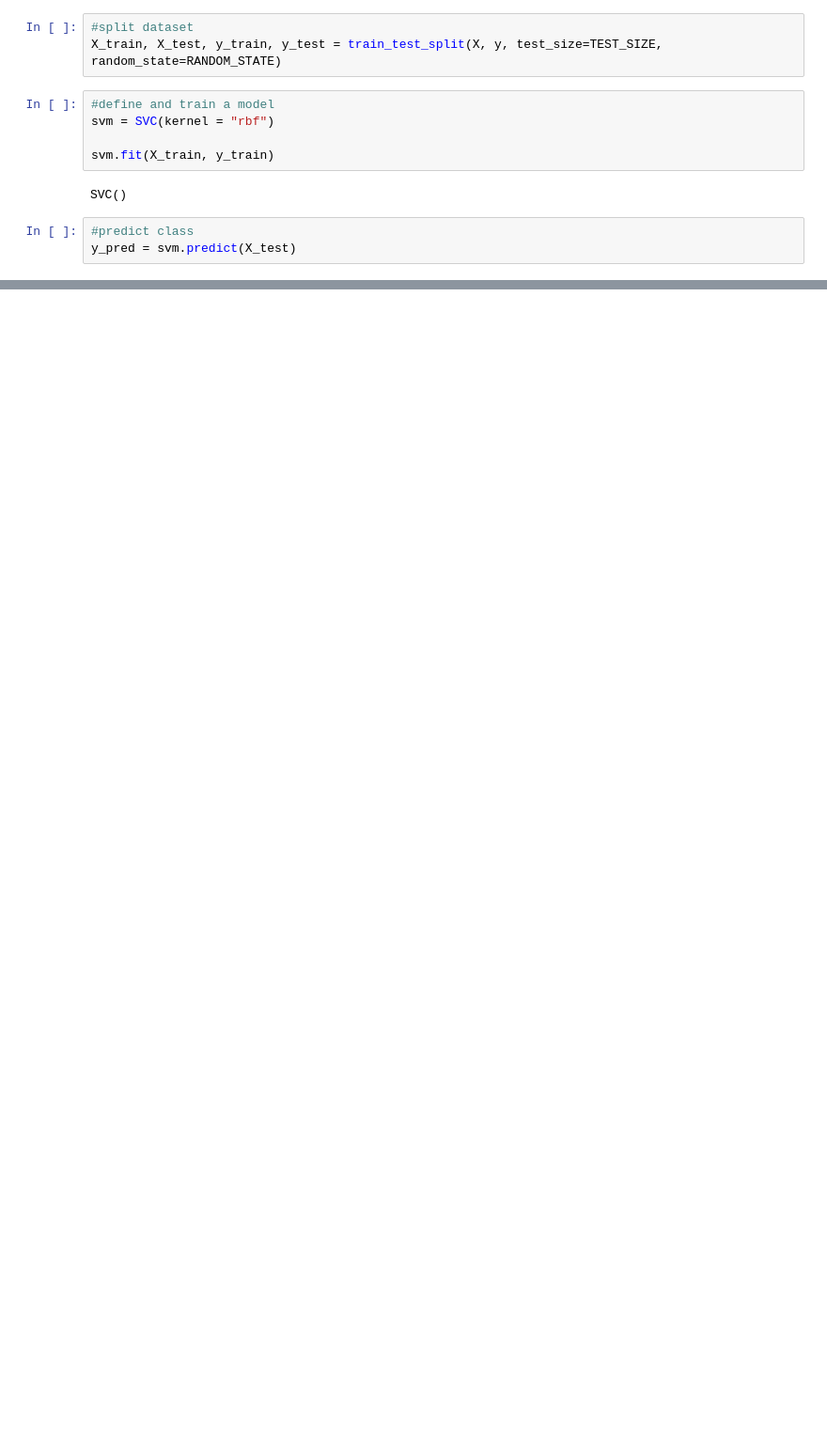
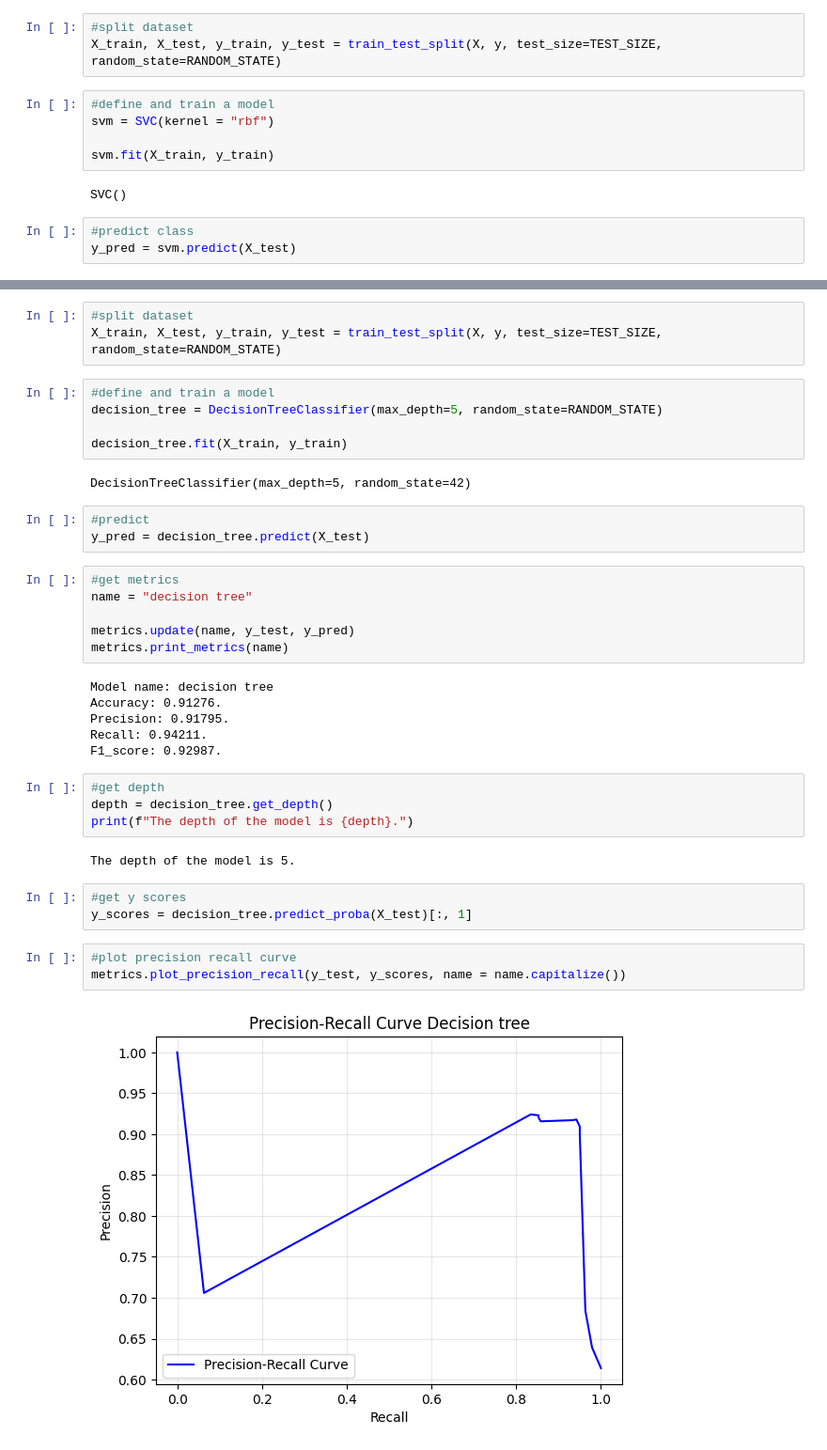
Before and after one commit to alex-bolshunov/Plant-Disease-Detection, a Jupyter notebook: plant_disease_modeling.ipynb, the cells around one changed output, grey strips where cells are left out. Shown at 94% size. Cells and saved outputs as stored; diff of their text form; blank space fills up the shorter version.

```diff
--- a/plant_disease_modeling.ipynb
+++ b/plant_disease_modeling.ipynb
@@ -82,0 +159,39 @@ plt.show();
+# %%
+#split dataset
+X_train, X_test, y_train, y_test = train_test_split(X, y, test_size=TEST_SIZE, random_state=RANDOM_STATE)
+# %%
+#define and train a model
+decision_tree = DecisionTreeClassifier(max_depth=5, random_state=RANDOM_STATE)
+
+decision_tree.fit(X_train, y_train)
+# %% [output]
+DecisionTreeClassifier(max_depth=5, random_state=42)
+# %%
+#predict
+y_pred = decision_tree.predict(X_test)
+# %%
+#get metrics
+name = "decision tree"
+
+metrics.update(name, y_test, y_pred)
+metrics.print_metrics(name)
+# %% [output]
+Model name: decision tree
+Accuracy: 0.91276.
+Precision: 0.91795.
+Recall: 0.94211.
+F1_score: 0.92987.
+# %%
+#get depth
+depth = decision_tree.get_depth()
+print(f"The depth of the model is {depth}.")
+# %% [output]
+The depth of the model is 5.
+# %%
+#get y scores
+y_scores = decision_tree.predict_proba(X_test)[:, 1]
+# %%
+#plot precision recall curve
+metrics.plot_precision_recall(y_test, y_scores, name = name.capitalize())
+# %% [output]
+[figure, added]
```
Also changed, not shown: parts of 49 cells of this notebook.
